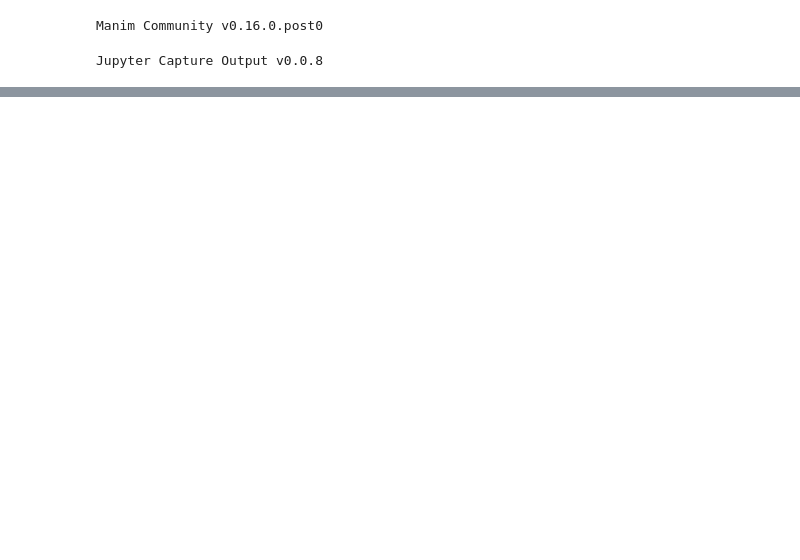
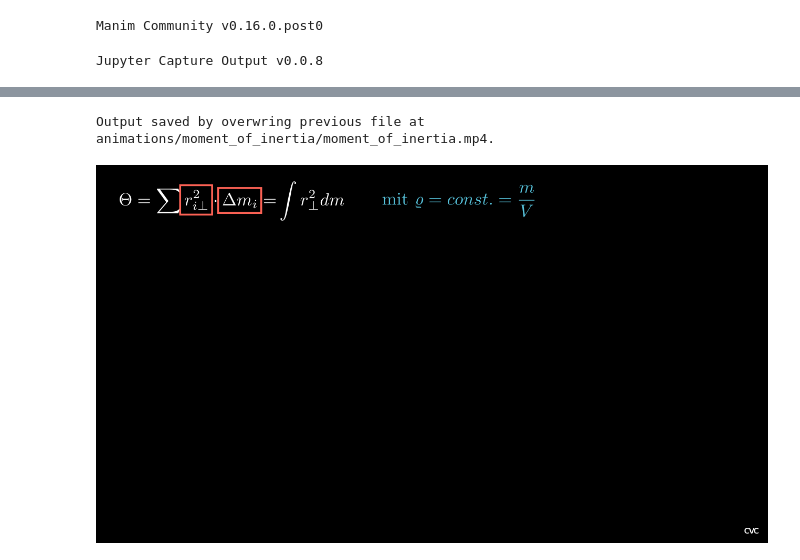
Before and after one commit to CVC97/Physics-Education-Animations, a Jupyter notebook: moment_of_inertia.ipynb, the cells around one changed output, grey strips where cells are left out. Drawn from its saved outputs; the diff is of its cells as text; code cells hidden in the pictures; blank space fills up the shorter version.

```diff
--- a/moment_of_inertia.ipynb
+++ b/moment_of_inertia.ipynb
@@ -260 +281,30 @@ Output saved by overwring previous file at animations/moment_of_inertia/moment_o
 [interactive output not drawn]
+# %%
+%%capture_video --path "animations/moment_of_inertia/moment_of_inertia.mp4"
+%%manim -qm --fps 20 $video_scene
+
+class moi_Scene(ThreeDScene):
+    def construct(self):
+        CVC = Text('CVC', font_size = 12, weight = BOLD, color = WHITE, font = 'Latin Modern Sans').align_on_border(RIGHT + DOWN, buff = 0.2)
+        self.add(CVC)
+
+        # Equations
+        moi_eq0 = MathTex(r'\Theta=\sum r_{i\perp}^2\cdot\Delta m_i=', font_size = 36).align_on_border(UP + LEFT, buff = 0.5)
+        moi_eq1 = MathTex(r'\int r_{\perp}^2 dm', font_size = 36).next_to(moi_eq0, RIGHT, buff = 0.1)
+        moi_eq2 = MathTex(r'\int_V r_{\perp}^2 dV', font_size = 36).next_to(moi_eq0, RIGHT, buff = 0.1)
+        moi_eq3 = MathTex(r'\mathrm{mit}~\varrho=const.=\frac{m}{V}', font_size = 36, color = BLUE).next_to(moi_eq2, 3*RIGHT)
+
+        box_ri = SurroundingRectangle(moi_eq0[0][3:7], buff = .1, color = RED)
+        box_Dm = SurroundingRectangle(moi_eq0[0][8:11], buff = .1, color = RED)
+
+        Dm_eq = MathTex(r'\Delta m_i', color = RED, font_size = 32).move_to([-3.25, -0.1, 0])
+        dm_eq = MathTex(r'dm', color = RED, font_size = 32).move_to([-3.25, -0.1, 0])
+        dV_eq = MathTex(r'dV', color = BLUE, font_size = 32).move_to([-3.25, -0.1, 0])
+
+        #self.add(index_labels(moi_eq0[0]))
+        self.add(moi_eq0, moi_eq1)
+        self.add(box_ri, box_Dm)
+        self.add(moi_eq3)
+# %% [output]
+Output saved by overwring previous file at animations/moment_of_inertia/moment_of_inertia.mp4.
+[figure, added]
```
Also changed, not shown: parts of 2 cells of this notebook.
